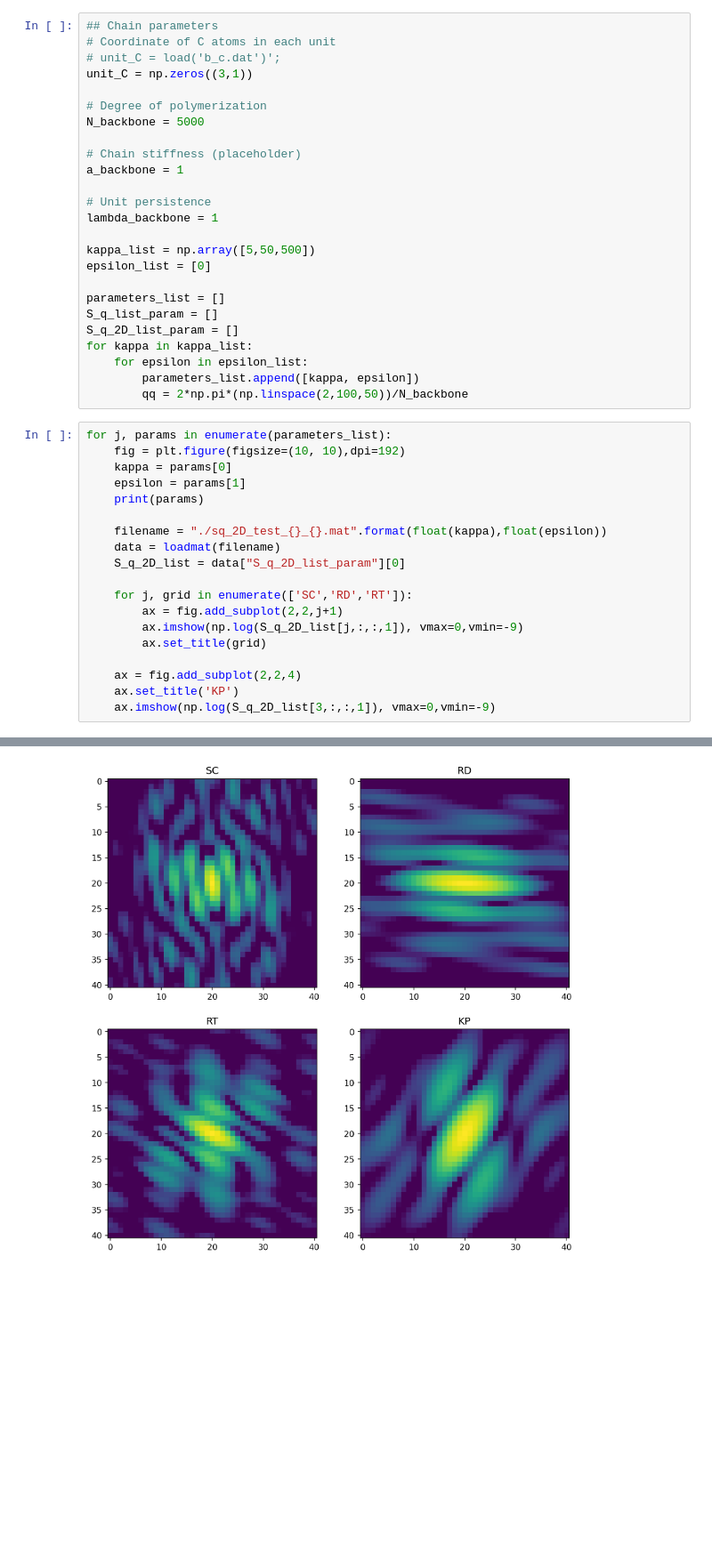
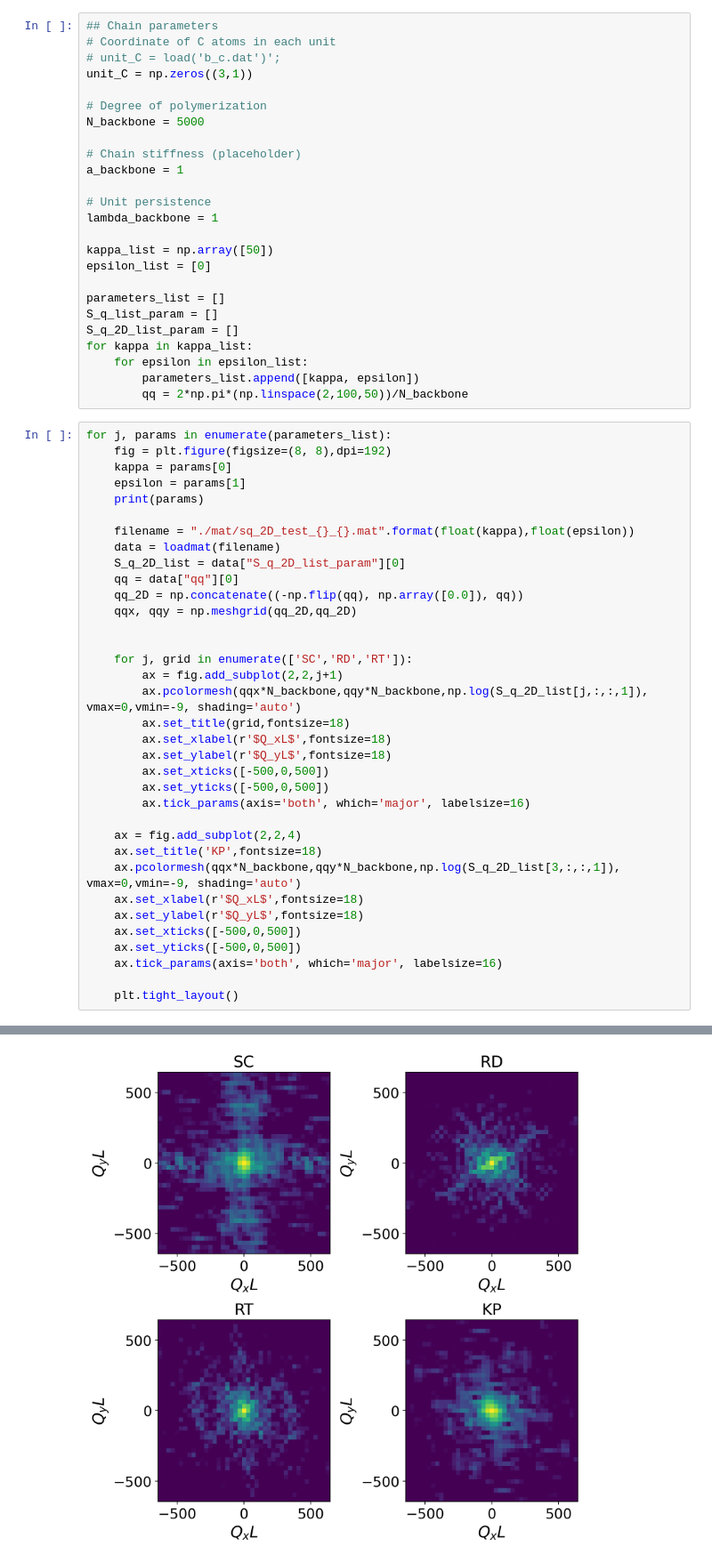
Before and after one commit to ch-tung/Catalan_MC, a Jupyter notebook: plot_SQ_2D.ipynb, the cells around one changed output, grey strips where cells are left out. Shown at 89% size. Cells and saved outputs as stored; diff of their text form; blank space fills up the shorter version.

Commit message:
update plotting

```diff
--- a/plot_SQ_2D.ipynb
+++ b/plot_SQ_2D.ipynb
@@ -27,7 +27,7 @@ a_backbone = 1
 # Unit persistence
 lambda_backbone = 1
 
-kappa_list = np.array([5,50,500])
+kappa_list = np.array([50])
 epsilon_list = [0]
 
 parameters_list = []
@@ -39,21 +39,37 @@ for kappa in kappa_list:
         qq = 2*np.pi*(np.linspace(2,100,50))/N_backbone
 # %%
 for j, params in enumerate(parameters_list):
-    fig = plt.figure(figsize=(10, 10),dpi=192)
+    fig = plt.figure(figsize=(8, 8),dpi=192)
     kappa = params[0]
     epsilon = params[1]
     print(params)
 
-    filename = "./sq_2D_test_{}_{}.mat".format(float(kappa),float(epsilon))
+    filename = "./mat/sq_2D_test_{}_{}.mat".format(float(kappa),float(epsilon))
     data = loadmat(filename)
     S_q_2D_list = data["S_q_2D_list_param"][0]
+    qq = data["qq"][0]
+    qq_2D = np.concatenate((-np.flip(qq), np.array([0.0]), qq))
+    qqx, qqy = np.meshgrid(qq_2D,qq_2D)
+
 
     for j, grid in enumerate(['SC','RD','RT']):
         ax = fig.add_subplot(2,2,j+1)
-        ax.imshow(np.log(S_q_2D_list[j,:,:,1]), vmax=0,vmin=-9)
-        ax.set_title(grid)
+        ax.pcolormesh(qqx*N_backbone,qqy*N_backbone,np.log(S_q_2D_list[j,:,:,1]), vmax=0,vmin=-9, shading='auto')
+        ax.set_title(grid,fontsize=18)
+        ax.set_xlabel(r'$Q_xL$',fontsize=18)
+        ax.set_ylabel(r'$Q_yL$',fontsize=18)
+        ax.set_xticks([-500,0,500])
+        ax.set_yticks([-500,0,500])
+        ax.tick_params(axis='both', which='major', labelsize=16)
 
     ax = fig.add_subplot(2,2,4)
-    ax.set_title('KP')
-    ax.imshow(np.log(S_q_2D_list[3,:,:,1]), vmax=0,vmin=-9)
+    ax.set_title('KP',fontsize=18)
+    ax.pcolormesh(qqx*N_backbone,qqy*N_backbone,np.log(S_q_2D_list[3,:,:,1]), vmax=0,vmin=-9, shading='auto')
+    ax.set_xlabel(r'$Q_xL$',fontsize=18)
+    ax.set_ylabel(r'$Q_yL$',fontsize=18)
+    ax.set_xticks([-500,0,500])
+    ax.set_yticks([-500,0,500])
+    ax.tick_params(axis='both', which='major', labelsize=16)
+
+    plt.tight_layout()
 # %% [output]
@@ -63 +77 @@ for j, params in enumerate(parameters_list):
-[figure, old version]
+[figure, new version]
```
Also changed, not shown: parts of 3 cells of this notebook.
